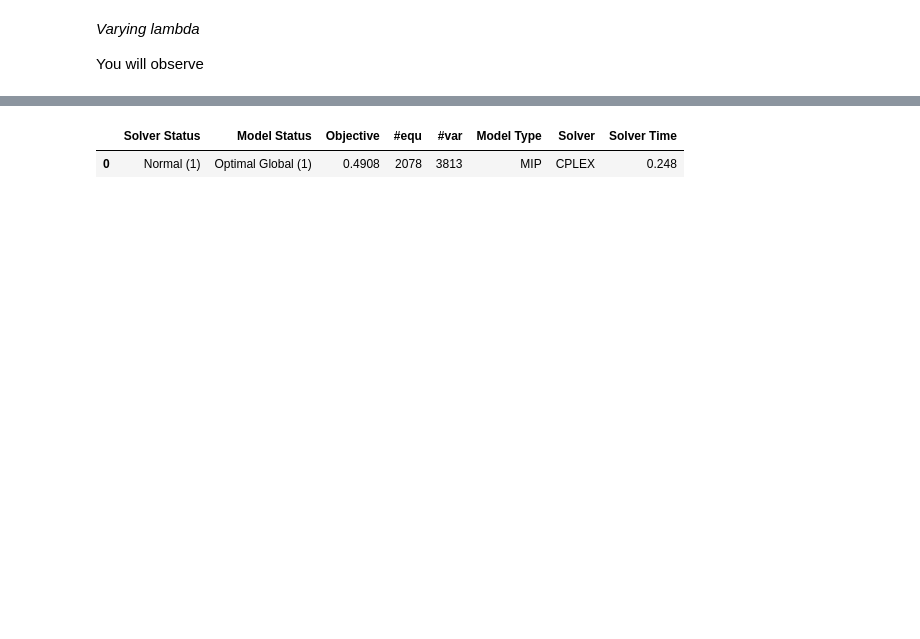
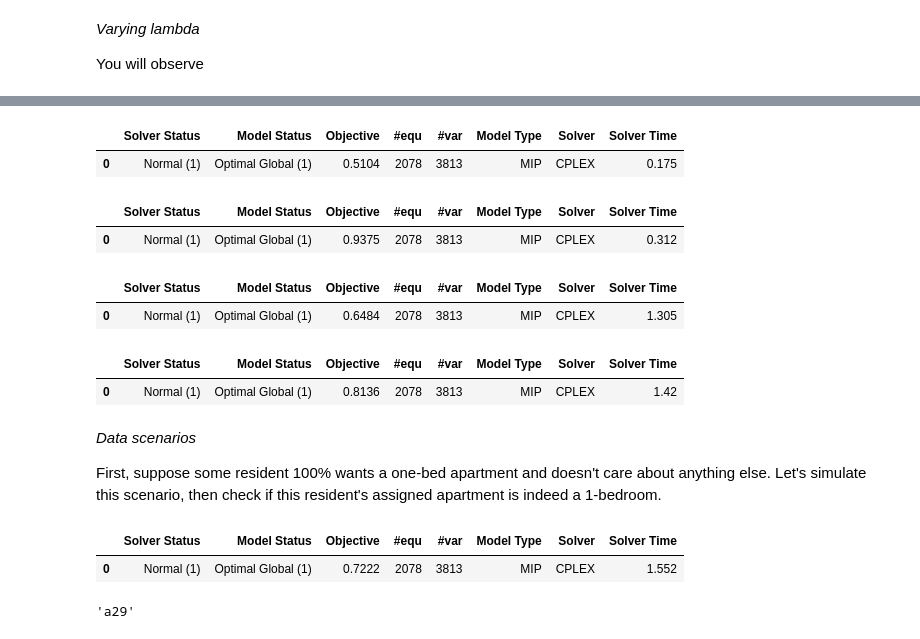
Before and after one commit to soCromp/apartment-optimization, a Jupyter notebook: apartments.ipynb, the cells around one changed output, grey strips where cells are left out. Saved outputs shown, nothing was run; the diff lists cells and outputs as text; code cells hidden in the pictures; blank space fills up the shorter version.

```diff
--- a/apartments.ipynb
+++ b/apartments.ipynb
@@ -492,12 +557,54 @@ Data scenarios
+# %%
+%%gams
+lambda=1;
+solve tra_model using mip min cdis;
+# %% [output]
+|  | Solver Status | Model Status | Objective | #equ | #var | Model Type | Solver | Solver Time |
+| 0 | Normal (1) | Optimal Global (1) | 0.5104 | 2078 | 3813 | MIP | CPLEX | 0.175 |
+# %%
+%%gams
+lambda=0;
+solve tra_model using mip min cdis;
+# %% [output]
+|  | Solver Status | Model Status | Objective | #equ | #var | Model Type | Solver | Solver Time |
+| 0 | Normal (1) | Optimal Global (1) | 0.9375 | 2078 | 3813 | MIP | CPLEX | 0.312 |
+# %%
+%%gams
+lambda=.7;
+solve tra_model using mip min cdis;
+# %% [output]
+|  | Solver Status | Model Status | Objective | #equ | #var | Model Type | Solver | Solver Time |
+| 0 | Normal (1) | Optimal Global (1) | 0.6484 | 2078 | 3813 | MIP | CPLEX | 1.305 |
+# %%
+%%gams
+lambda=.3;
+solve tra_model using mip min cdis;
+# %% [output]
+|  | Solver Status | Model Status | Objective | #equ | #var | Model Type | Solver | Solver Time |
+| 0 | Normal (1) | Optimal Global (1) | 0.8136 | 2078 | 3813 | MIP | CPLEX | 1.42 |
+# %% [markdown]
+*Data scenarios*
+
+First, suppose some resident 100% wants a one-bed apartment and doesn't care about anything else. Let's simulate this scenario, then check if this resident's assigned apartment is indeed a 1-bedroom.
 # %%
 %%gams
-* one abnormal resident
-parameter rankold(labels);
-rankold(labels) = rank('1')
+*reset lambda
+lambda=0.5;
+* one abnormal resident who 100% only wants a one-bed apartment
+parameter rank1old(labels);
+rank1old(labels) = rank('1', labels);
 rank('1', labels) = 0;
 rank('1', 'nbed') = 1;
-display rank;
 solve tra_model using mip minimizing cdis;
+rank('1', labels) = rank1old(labels);
+parameter bl(r,a);
+bl(r,a) = b.l(r,a);
 # %% [output]
 |  | Solver Status | Model Status | Objective | #equ | #var | Model Type | Solver | Solver Time |
-| 0 | Normal (1) | Optimal Global (1) | 0.4908 | 2078 | 3813 | MIP | CPLEX | 0.248 |
+| 0 | Normal (1) | Optimal Global (1) | 0.7222 | 2078 | 3813 | MIP | CPLEX | 1.552 |
+# %%
+%gams_pull -d bl
+bl.iloc[0]['a']
+# which apartment number did the resident get?
+# %% [output]
+'a29'
```
Also changed, not shown: parts of 41 cells of this notebook.
